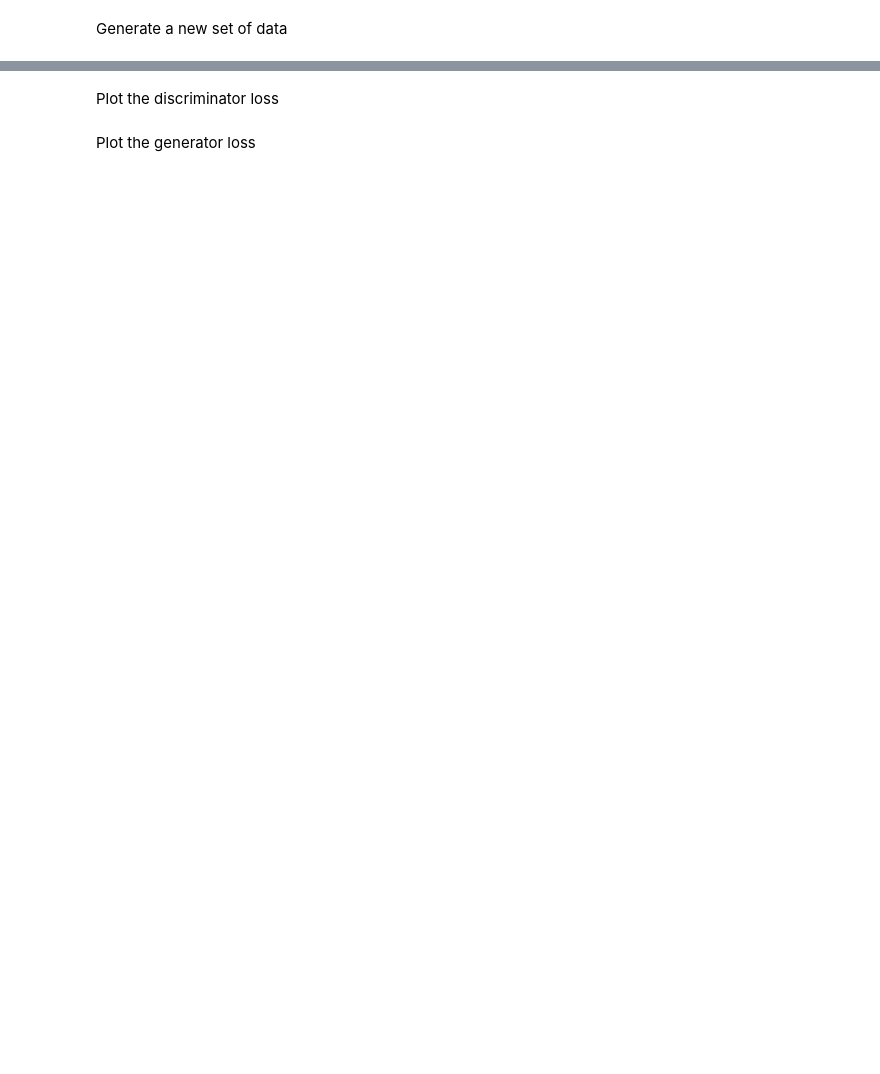
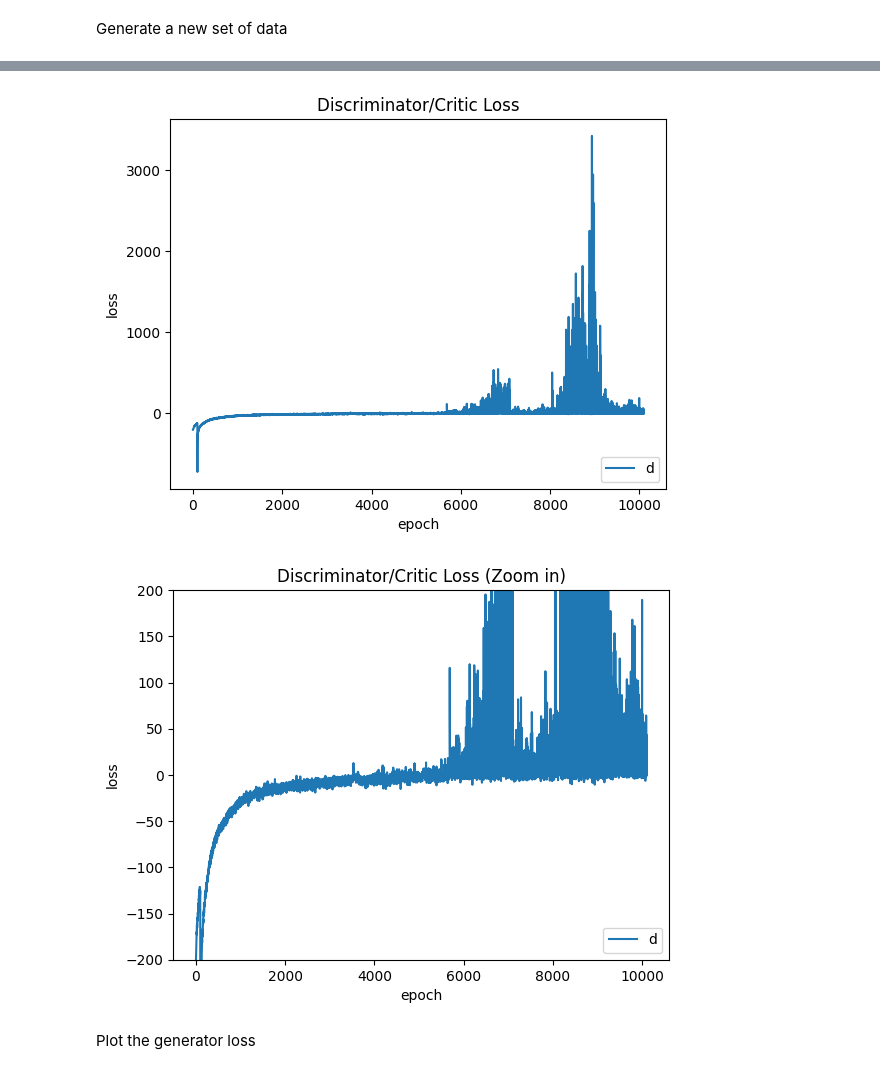
Before and after one commit to dado330/AE-WGAN-GP, a Jupyter notebook: AE-WGAN-GP.ipynb, the cells around one changed output, grey strips where cells are left out. Cells and saved outputs as stored; diff of their text form; code cells hidden in the pictures; blank space fills up the shorter version.

```diff
--- a/AE-WGAN-GP.ipynb
+++ b/AE-WGAN-GP.ipynb
@@ -17,7 +17,7 @@ GIT_USERNAME = "dado330"
 GIT_MAIL = "messina.davide.statistician@gmail.com"
 GIT_REPO = "https://github.com/dado330/AE-WGAN-GP"
 
-train_AE = False
+train_AE = True
 train_WGAN_GP = True
 train_from_partial = False
 
@@ -254,8 +305,7 @@ Define the optimizer as Adam with relative low learning rate and very low betas.
 # %%
 encoder = Encoder()
 decoder = Decoder()
-generator = Generator()
-discriminator = Discriminator()
+generator = get_generator_model()
 
 checkpoint_directory = "/content/AE-WGAN-GP/WGAN-GP_checkpoints"
 
@@ -264,6 +314,7 @@ manager = tf.train.CheckpointManager(checkpoint, directory=checkpoint_directory,
 
 checkpoint_ae.restore(manager_ae.latest_checkpoint).expect_partial().assert_consumed()
 decoder.trainable = False
+generator.trainable = True
 
 generator_optimizer = tf.keras.optimizers.AdamW(learning_rate=0.0001, weight_decay=0.0004,
                                                     beta_1=0, beta_2=0.9)
@@ -320,10 +372,15 @@ def d_step(real):
 # %% [markdown]
 Define the training step for the generator
 # %%
+@tf.function
 def g_step():
     z = tf.random.normal(shape=[batchsize, Z_DIM])
     with tf.GradientTape() as gen_tape:
         synthetic = decoder(generator(z, training=True))
+
+        if np.random.uniform(size=1) > 0.993:
+            print("synthetic")
+            print(tf.round(synthetic).numpy())
 
         fake_output = discriminator(synthetic)
 
@@ -349,13 +406,13 @@ if train_WGAN_GP:
     steps = len(dataset_train)
 
     if train_from_partial:
-        checkpoint.restore(manager.latest_checkpoint).expect_partial().assert_existing_objects_matched()
+        checkpoint.restore(manager.latest_checkpoint).assert_consumed()
         with open(os.path.join(checkpoint_directory, "dloss.pkl"), 'rb') as f:
             dloss_list = pickle.load(f)
         with open(os.path.join(checkpoint_directory, "gloss.pkl"), 'rb') as f:
             gloss_list = pickle.load(f)
 
-    for epoch in range(10):
+    for epoch in range(10000):
         start_time = time.time()
         dloss = 0.0
         gloss = 0.0
@@ -421,24 +493,24 @@ encoder.summary()
-# %% [markdown]
-Plot the discriminator loss
 # %%
-checkpoint_directory = "/content/gdrive/My Drive/Colab_Notebooks/training_checkpoints_medgan"
 with open(os.path.join(checkpoint_directory, "dloss.pkl"), 'rb') as f:
   dloss_list = pickle.load(f)
 fig, ax = plt.subplots()
 ax.plot(dloss_list)
 plt.title('Discriminator/Critic Loss')
 plt.ylabel('loss')
 plt.xlabel('epoch')
 plt.legend('d-loss', loc='lower right')
 plt.show()
 fig, ax = plt.subplots()
 ax.plot(dloss_list)
 ax.set_ylim(-200, 200)
 plt.title('Discriminator/Critic Loss (Zoom in)')
 plt.ylabel('loss')
 plt.xlabel('epoch')
 plt.legend('d-loss', loc='lower right')
 plt.show()
+# %% [output]
+[figure, added]
+[figure, added]
 # %% [markdown]
 Plot the generator loss
 # %%
```
Also changed, not shown: parts of 14 cells of this notebook.
